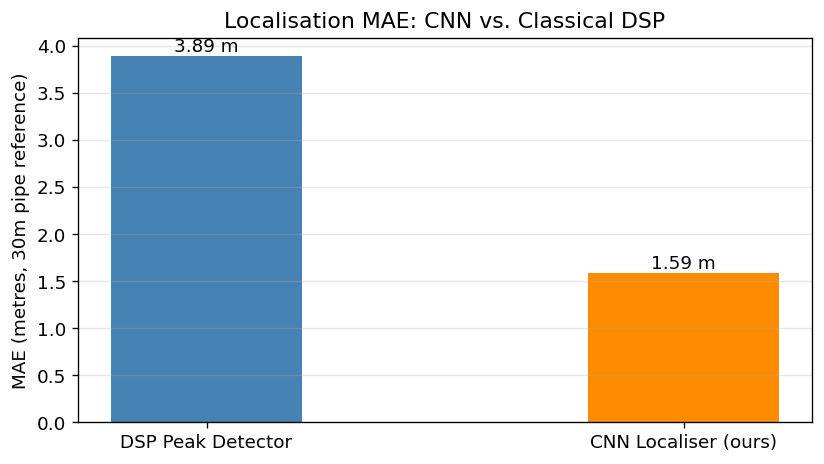
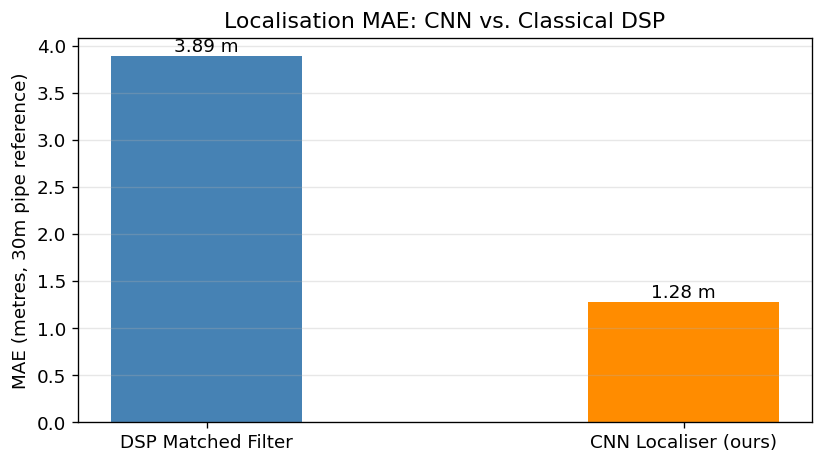
Unified diff of the notebook cell whose output changed from the first chart to the second:
--- before
+++ after
@@ -4,17 +4,18 @@
 FS = 44_100
 V  = 343.0  # speed of sound
+pulse_template = make_pulse(fs=FS)
 
-# We need actual pipe lengths to convert position estimates.
-# Since we don't store them, we assume 30m for DSP comparison.
+# Matched filter: cross-correlate with known pulse template.
+# Theoretically optimal for known signal in Gaussian noise.
 dsp_errors = []
 for sig, true_p in zip(raw_sigs_val, true_pos_val):
-    peak_t, _ = detect_echo_peaks(sig, fs=FS, min_prominence=0.03)
+    peak_t, _ = matched_filter_echo_peaks(
+        sig, pulse_template, fs=FS, min_prominence=0.08
+    )
     if len(peak_t) == 0:
-        # No echo detected — random guess in [0,1]
         est_p = 0.5
     else:
-        # Use first detected echo
         est_m = echo_time_to_position(peak_t[0], speed_of_sound=V)
-        est_p = est_m / PIPE_LEN_REF  # normalise by reference pipe
+        est_p = est_m / PIPE_LEN_REF
     dsp_errors.append(abs(est_p - true_p))
 
@@ -23,5 +24,5 @@
 
 fig, ax = plt.subplots(figsize=(7, 4))
-ax.bar(['DSP Peak Detector', 'CNN Localiser (ours)'],
+ax.bar(['DSP Matched Filter', 'CNN Localiser (ours)'],
        [dsp_mae_m, mae_m],
        color=['steelblue', 'darkorange'], width=0.4)
@@ -36,5 +37,5 @@
 plt.show()
 
-print(f'DSP Localiser — MAE: {dsp_mae_m:.2f} m')
+print(f'DSP Matched Filter MAE: {dsp_mae_m:.2f} m')
 print(f'CNN Localiser — MAE: {mae_m:.2f} m')
 print(f'Improvement   : {(dsp_mae_m - mae_m) / dsp_mae_m * 100:.1f}%')

Commit: Add matched filtering, 8-channel averaging, autoencoder; fix FocalLoss